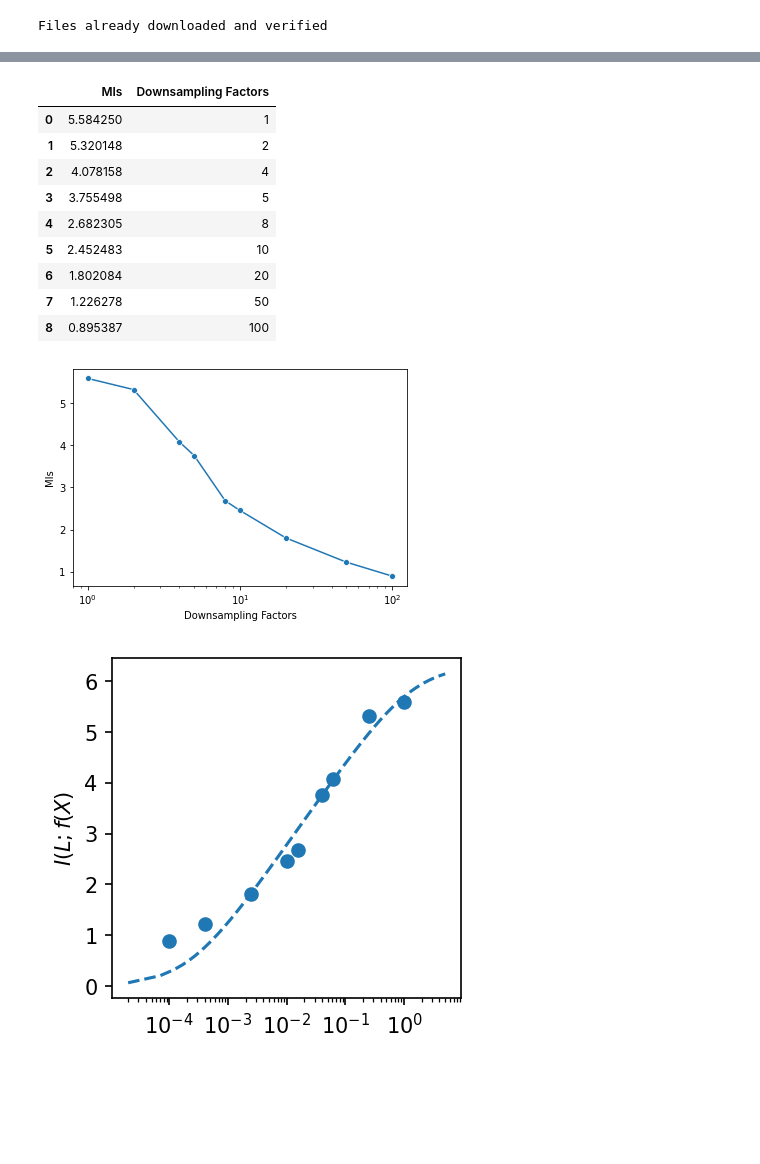
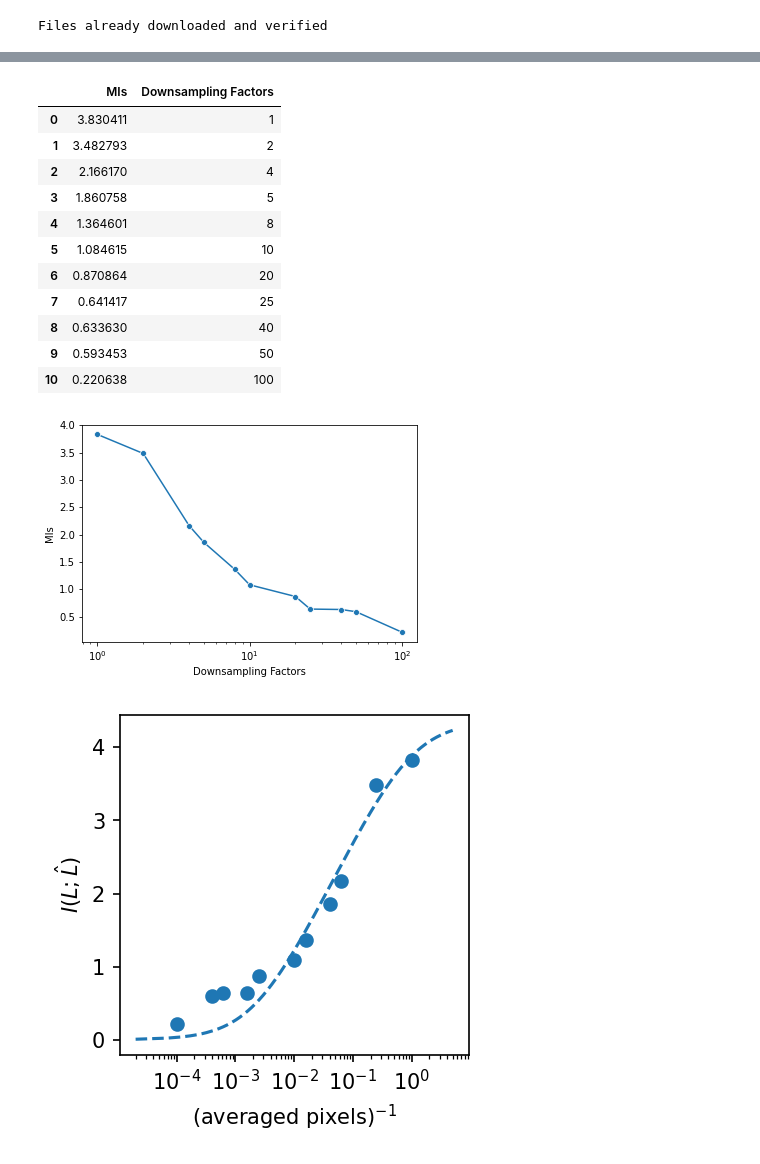
Before and after one commit to ggdna/scScaling, a Jupyter notebook: analysis/Caltech101_resolution.ipynb, the cells around one changed output, grey strips where cells are left out. Saved outputs shown, nothing was run; the diff lists cells and outputs as text; code cells hidden in the pictures; blank space fills up the shorter version.

```diff
--- a/analysis/Caltech101_resolution.ipynb
+++ b/analysis/Caltech101_resolution.ipynb
@@ -124,7 +124,7 @@ Files already downloaded and verified
 # %%
 
 # different downsampling factors
-factors = [2, 4, 5, 8, 10, 20, 50, 100]
+factors = [1, 2, 4, 5, 8, 10, 20, 25, 40, 50, 100]
 print("factors to process:", factors)
 
 # process each factor
@@ -137,9 +137,7 @@ for factor in factors:
 
     # estimate mutual info
     mi = estimate_mi(model, val_loader, downsample_factor=factor)
-    mean_mi = np.nanmean(mi)
-    MIs.append(mean_mi)
-    print(f"factor {factor} -> MI: {mean_mi:.4f}")
+    print(f"factor {factor} -> MI: {mi:.4f}")
 
 print("mutual information results:", MIs)
 # %% [output]
@@ -159,40 +170,42 @@ df = pd.DataFrame(data=d)
 df
 # %% [output]
 |  | MIs | Downsampling Factors |
-| 0 | 5.584250 | 1 |
-| 1 | 5.320148 | 2 |
-| 2 | 4.078158 | 4 |
-| 3 | 3.755498 | 5 |
-| 4 | 2.682305 | 8 |
-| 5 | 2.452483 | 10 |
-| 6 | 1.802084 | 20 |
-| 7 | 1.226278 | 50 |
-| 8 | 0.895387 | 100 |
+| 0 | 3.830411 | 1 |
+| 1 | 3.482793 | 2 |
+| 2 | 2.166170 | 4 |
+| 3 | 1.860758 | 5 |
+| 4 | 1.364601 | 8 |
+| 5 | 1.084615 | 10 |
+| 6 | 0.870864 | 20 |
+| 7 | 0.641417 | 25 |
+| 8 | 0.633630 | 40 |
+| 9 | 0.593453 | 50 |
+| 10 | 0.220638 | 100 |
 # %%
 sns.lineplot(x="Downsampling Factors", y="MIs", data=df, marker='o')
 plt.xscale('log')
 # %% [output]
-[figure, old version]
+[figure, new version]
 # %%
 from scipy.optimize import curve_fit
 def info_scaling(x, A, B):
     return 0.5 * np.log2((x*B+ 1)/(1+A*x))
 
 x_data = 1/(df['Downsampling Factors']**2)
 y_data = df['MIs']
 popt, pcov = curve_fit(info_scaling, x_data, y_data,
                         p0 = [10**-2, 10**-2], bounds=[(0, 0), (np.inf, np.inf)])
 
 x_fit = np.linspace(x_data.min()/5, 5*x_data.max(), 10**5)
 
 fig = plt.figure(figsize=(3,3), dpi=150)
-# plt.xlabel(r'$f^{-2}$')
-plt.ylabel(r'$I(L; f(X)$')
+plt.xlabel(r'$\text{(averaged pixels)}^{-1}$')
+plt.ylabel(r'$I(L; \hat{L})$')
 plt.scatter(x_data, y_data)
 plt.plot(x_fit, info_scaling(x_fit, *popt), linestyle='--')
 plt.xscale('log')
 # %% [output]
-[figure, old version]
+[figure, new version]
 # %%
 images, labels = [], []
 for batch in data_loader:
```
Also changed, not shown: parts of 3 cells of this notebook, 1 other file.
